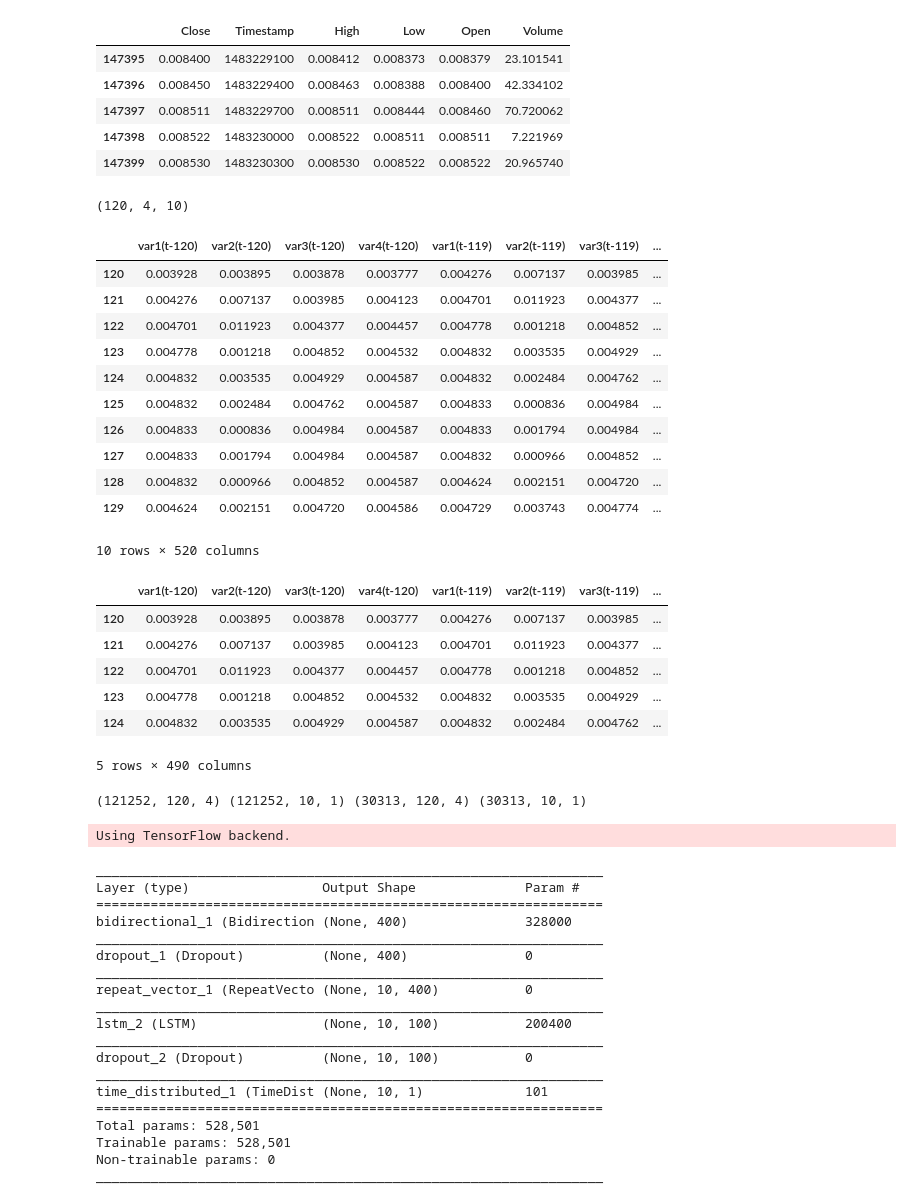
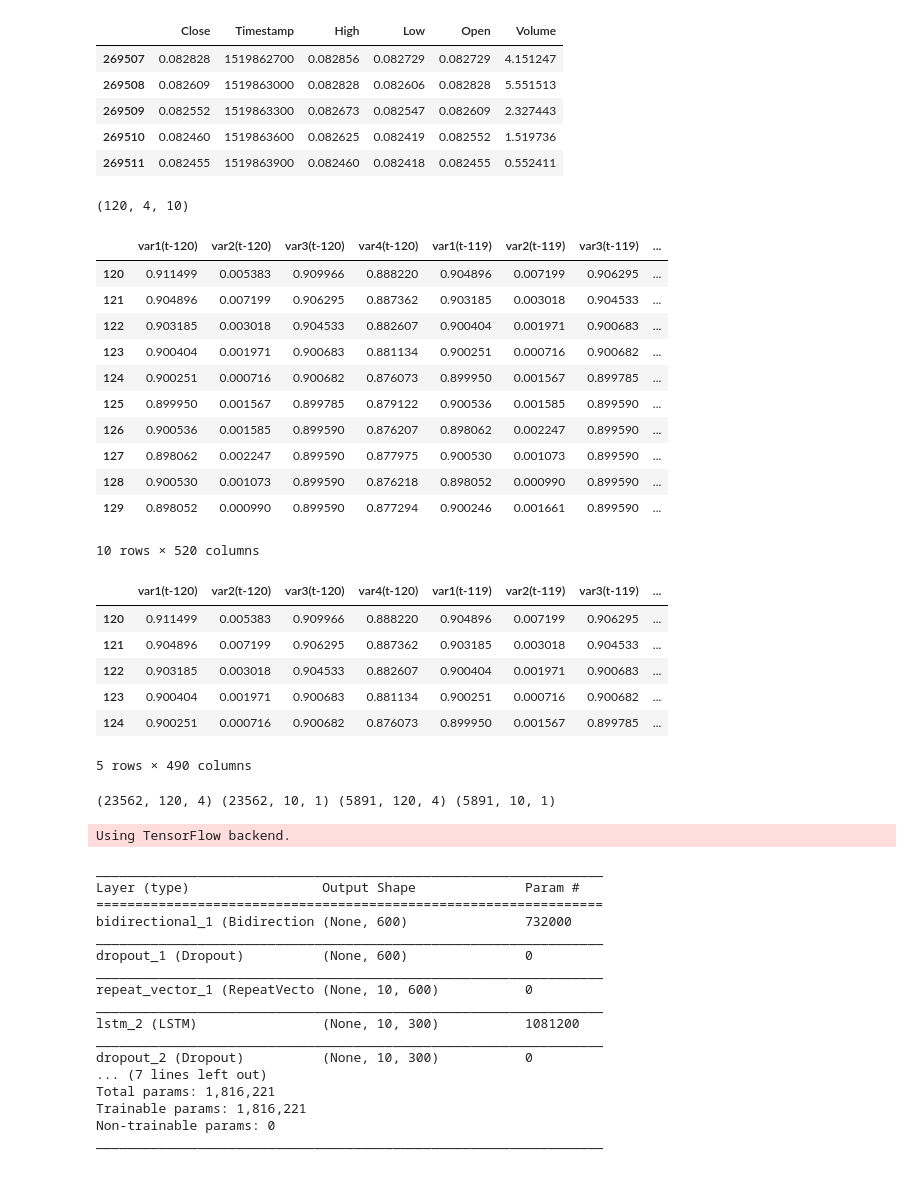
Before and after one commit to MelissaN/AICryptoTrading, a Jupyter notebook: crypto_predict.ipynb, the cells around one changed output. Cells and saved outputs as stored; diff of their text form; code cells hidden in the pictures.

```diff
--- a/crypto_predict.ipynb
+++ b/crypto_predict.ipynb
@@ -17,30 +17,30 @@ CONFIG
 # %%
 import numpy as np
 import pandas as pd
 from sklearn.preprocessing import MinMaxScaler
 from pandas import read_csv
 from pandas import DataFrame
 from pandas import concat
 from matplotlib import pyplot
 
 #data file path
 dfp = ''.join([CONFIG['folder']['data'], CONFIG['csv_src_file'], '.csv'])
 
 #Columns of price data to use
 columns = CONFIG['columns']
 # df = pd.read_csv(dfp).dropna().tail(1000000)
 dataset = pd.read_csv(dfp)
 
 # to drop values before 2018 1514764800, March 2018 1519862400, July 2017 1498867200
-dataset = dataset[dataset.Timestamp > 1483228800]
+dataset = dataset[dataset.Timestamp > 1519862400]
 dataset.head()
 # %% [output]
 |  | Close | Timestamp | High | Low | Open | Volume |
-| 147395 | 0.008400 | 1483229100 | 0.008412 | 0.008373 | 0.008379 | 23.101541 |
-| 147396 | 0.008450 | 1483229400 | 0.008463 | 0.008388 | 0.008400 | 42.334102 |
-| 147397 | 0.008511 | 1483229700 | 0.008511 | 0.008444 | 0.008460 | 70.720062 |
-| 147398 | 0.008522 | 1483230000 | 0.008522 | 0.008511 | 0.008511 | 7.221969 |
-| 147399 | 0.008530 | 1483230300 | 0.008530 | 0.008522 | 0.008522 | 20.965740 |
+| 269507 | 0.082828 | 1519862700 | 0.082856 | 0.082729 | 0.082729 | 4.151247 |
+| 269508 | 0.082609 | 1519863000 | 0.082828 | 0.082606 | 0.082828 | 5.551513 |
+| 269509 | 0.082552 | 1519863300 | 0.082673 | 0.082547 | 0.082609 | 2.327443 |
+| 269510 | 0.082460 | 1519863600 | 0.082625 | 0.082419 | 0.082552 | 1.519736 |
+| 269511 | 0.082455 | 1519863900 | 0.082460 | 0.082418 | 0.082455 | 0.552411 |
 # %%
 values = dataset.loc[:,columns].values
 # %%
@@ -61,16 +62,16 @@ reframed = series_to_supervised(scaled, n_lag, n_out)
 reframed.head(10)
 # %% [output]
 |  | var1(t-120) | var2(t-120) | var3(t-120) | var4(t-120) | var1(t-119) | var2(t-119) | var3(t-119) | ... |
-| 120 | 0.003928 | 0.003895 | 0.003878 | 0.003777 | 0.004276 | 0.007137 | 0.003985 | ... |
-| 121 | 0.004276 | 0.007137 | 0.003985 | 0.004123 | 0.004701 | 0.011923 | 0.004377 | ... |
-| 122 | 0.004701 | 0.011923 | 0.004377 | 0.004457 | 0.004778 | 0.001218 | 0.004852 | ... |
-| 123 | 0.004778 | 0.001218 | 0.004852 | 0.004532 | 0.004832 | 0.003535 | 0.004929 | ... |
-| 124 | 0.004832 | 0.003535 | 0.004929 | 0.004587 | 0.004832 | 0.002484 | 0.004762 | ... |
-| 125 | 0.004832 | 0.002484 | 0.004762 | 0.004587 | 0.004833 | 0.000836 | 0.004984 | ... |
-| 126 | 0.004833 | 0.000836 | 0.004984 | 0.004587 | 0.004833 | 0.001794 | 0.004984 | ... |
-| 127 | 0.004833 | 0.001794 | 0.004984 | 0.004587 | 0.004832 | 0.000966 | 0.004852 | ... |
-| 128 | 0.004832 | 0.000966 | 0.004852 | 0.004587 | 0.004624 | 0.002151 | 0.004720 | ... |
-| 129 | 0.004624 | 0.002151 | 0.004720 | 0.004586 | 0.004729 | 0.003743 | 0.004774 | ... |
+| 120 | 0.911499 | 0.005383 | 0.909966 | 0.888220 | 0.904896 | 0.007199 | 0.906295 | ... |
+| 121 | 0.904896 | 0.007199 | 0.906295 | 0.887362 | 0.903185 | 0.003018 | 0.904533 | ... |
+| 122 | 0.903185 | 0.003018 | 0.904533 | 0.882607 | 0.900404 | 0.001971 | 0.900683 | ... |
+| 123 | 0.900404 | 0.001971 | 0.900683 | 0.881134 | 0.900251 | 0.000716 | 0.900682 | ... |
+| 124 | 0.900251 | 0.000716 | 0.900682 | 0.876073 | 0.899950 | 0.001567 | 0.899785 | ... |
+| 125 | 0.899950 | 0.001567 | 0.899785 | 0.879122 | 0.900536 | 0.001585 | 0.899590 | ... |
+| 126 | 0.900536 | 0.001585 | 0.899590 | 0.876207 | 0.898062 | 0.002247 | 0.899590 | ... |
+| 127 | 0.898062 | 0.002247 | 0.899590 | 0.877975 | 0.900530 | 0.001073 | 0.899590 | ... |
+| 128 | 0.900530 | 0.001073 | 0.899590 | 0.876218 | 0.898052 | 0.000990 | 0.899590 | ... |
+| 129 | 0.898052 | 0.000990 | 0.899590 | 0.877294 | 0.900246 | 0.001661 | 0.899590 | ... |
 10 rows × 520 columns
 # %%
 # drop columns we don't want to predict
@@ -88,11 +89,11 @@ reframed.drop(reframed.columns[cols_to_drop], axis=1, inplace=True)
 reframed.head()
 # %% [output]
 |  | var1(t-120) | var2(t-120) | var3(t-120) | var4(t-120) | var1(t-119) | var2(t-119) | var3(t-119) | ... |
-| 120 | 0.003928 | 0.003895 | 0.003878 | 0.003777 | 0.004276 | 0.007137 | 0.003985 | ... |
-| 121 | 0.004276 | 0.007137 | 0.003985 | 0.004123 | 0.004701 | 0.011923 | 0.004377 | ... |
-| 122 | 0.004701 | 0.011923 | 0.004377 | 0.004457 | 0.004778 | 0.001218 | 0.004852 | ... |
-| 123 | 0.004778 | 0.001218 | 0.004852 | 0.004532 | 0.004832 | 0.003535 | 0.004929 | ... |
-| 124 | 0.004832 | 0.003535 | 0.004929 | 0.004587 | 0.004832 | 0.002484 | 0.004762 | ... |
+| 120 | 0.911499 | 0.005383 | 0.909966 | 0.888220 | 0.904896 | 0.007199 | 0.906295 | ... |
+| 121 | 0.904896 | 0.007199 | 0.906295 | 0.887362 | 0.903185 | 0.003018 | 0.904533 | ... |
+| 122 | 0.903185 | 0.003018 | 0.904533 | 0.882607 | 0.900404 | 0.001971 | 0.900683 | ... |
+| 123 | 0.900404 | 0.001971 | 0.900683 | 0.881134 | 0.900251 | 0.000716 | 0.900682 | ... |
+| 124 | 0.900251 | 0.000716 | 0.900682 | 0.876073 | 0.899950 | 0.001567 | 0.899785 | ... |
 5 rows × 490 columns
 # %%
 reframed_values = reframed.values
@@ -121,7 +122,7 @@ test_y = test_y.reshape(-1, n_out, 1)
 
 print(train_x.shape, train_y.shape, test_x.shape, test_y.shape)
 # %% [output]
-(121252, 120, 4) (121252, 10, 1) (30313, 120, 4) (30313, 10, 1)
+(23562, 120, 4) (23562, 10, 1) (5891, 120, 4) (5891, 10, 1)
 # %%
 model_name=''.join([CONFIG['folder']['weights'], CONFIG['filename'], '_model', '.json'])
 model_weights_name=''.join([CONFIG['folder']['weights'], CONFIG['filename'], '_model_weights', '.h5'])
@@ -139,7 +140,7 @@ from keras.layers import RepeatVector
 from keras.callbacks import ModelCheckpoint
 
 units= CONFIG['lstm_hidden_size']
-dropout = .8
+dropout = .6
 
 # design network
 model = Sequential()
@@ -147,16 +148,17 @@ model.add(Bidirectional(LSTM(units), input_shape=(train_x.shape[1], train_x.shap
 model.add(Dropout(dropout))
 
 model.add(RepeatVector(n_out))
-
-model.add(LSTM(int(units/2), return_sequences=True))
+model.add(LSTM(int(units), return_sequences=True))
 model.add(Dropout(dropout))
+model.add(Dense(units=CONFIG['output_size']))
+model.add(Activation('linear'))
 
 # We're only concerned with the estimating the close value,
 # otherwise use n_outputs instead of 1
 # Dense(n_outputs, ...
 model.add(TimeDistributed(Dense(1, activation='relu')))
 
-model.compile(loss='mse', optimizer='adam')
+model.compile(loss='mae', optimizer='adam')
 
 # store model
 # serialize model to JSON
@@ -170,20 +172,18 @@ Using TensorFlow backend.
 _________________________________________________________________
 Layer (type)                 Output Shape              Param #
 =================================================================
-bidirectional_1 (Bidirection (None, 400)               328000
+bidirectional_1 (Bidirection (None, 600)               732000
 _________________________________________________________________
-dropout_1 (Dropout)          (None, 400)               0
+dropout_1 (Dropout)          (None, 600)               0
 _________________________________________________________________
-repeat_vector_1 (RepeatVecto (None, 10, 400)           0
+repeat_vector_1 (RepeatVecto (None, 10, 600)           0
 _________________________________________________________________
-lstm_2 (LSTM)                (None, 10, 100)           200400
+lstm_2 (LSTM)                (None, 10, 300)           1081200
 _________________________________________________________________
-dropout_2 (Dropout)          (None, 10, 100)           0
-_________________________________________________________________
-time_distributed_1 (TimeDist (None, 10, 1)             101
-=================================================================
-Total params: 528,501
-Trainable params: 528,501
+dropout_2 (Dropout)          (None, 10, 300)           0
+... (7 lines left out)
+Total params: 1,816,221
+Trainable params: 1,816,221
 Non-trainable params: 0
 _________________________________________________________________
 # %%
```
Also changed, not shown: parts of 9 cells of this notebook, 1 other file.
